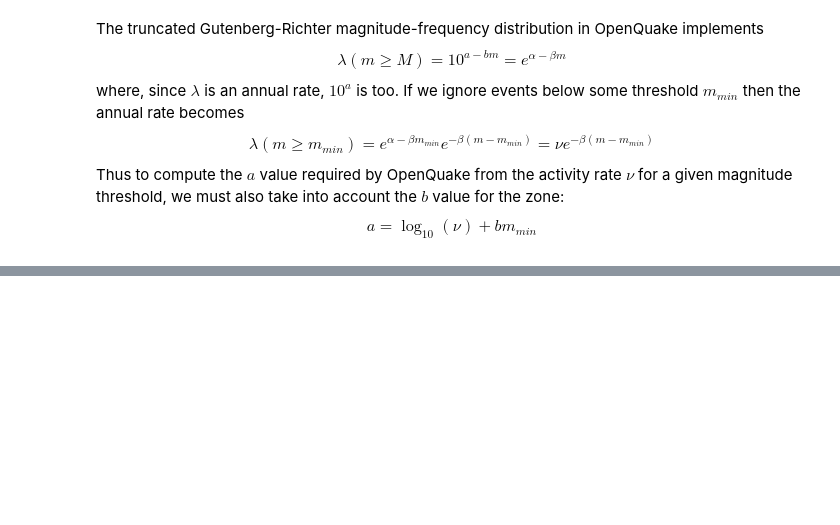
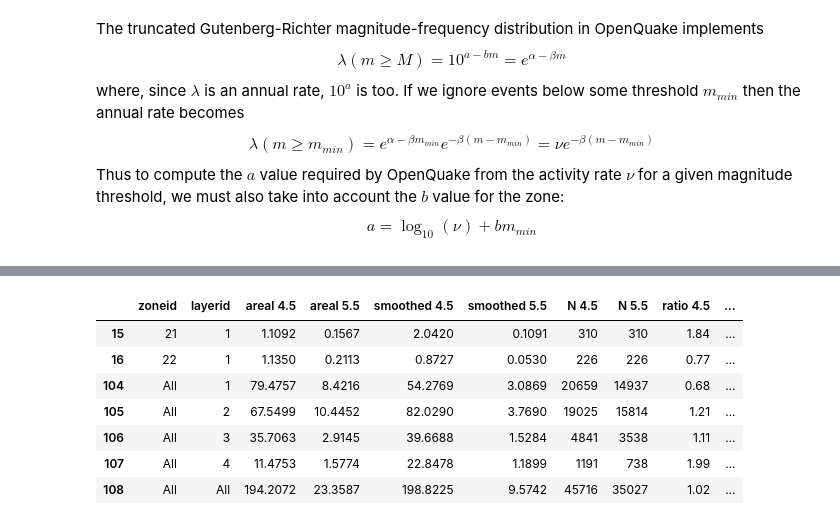
Before and after one commit to nackerley/indian-subcontinent-psha, a Jupyter notebook: Source Models/Source Models for Nath & Thingbaijam (2012).ipynb, the cells around one changed output, grey strips where cells are left out. Saved outputs shown, nothing was run; the diff lists cells and outputs as text; code cells hidden in the pictures; blank space fills up the shorter version.

```diff
--- a/Source Models/Source Models for Nath & Thingbaijam (2012).ipynb
+++ b/Source Models/Source Models for Nath & Thingbaijam (2012).ipynb
@@ -231,19 +302,19 @@ for i, area_series in areal_df.iterrows():
 
 # computing the a-value for each zone is now a cinch
 smoothed_df['a zone'] = smoothed_df['a'].copy()
-smoothed_df['a'] = smoothed_df['nu'] + smoothed_df['b']*smoothed_df['mmin model']
+smoothed_df['a'] = smoothed_df['lambda'] + smoothed_df['b']*smoothed_df['mmin model']
 
 # for each area in the areal model: count the number of points and
 # sum the activity rates in the smoothed model. from the latter estimate
 # an equivalent a-value
 for mag in min_mags:
     this_model = smoothed_df['mmin model'] == mag
-    sum_nu = np.array([smoothed_df.loc[(distance == 0) & this_model.values, 'nu'].sum()
+    sum_lambda = np.array([smoothed_df.loc[(distance == 0) & this_model.values, 'lambda'].sum()
           for distance in distances.T])
     areal_df['smoothed N ' +  str(mag)] = (distances[this_model.values, :] == 0).sum(axis=0)
-    areal_df['smoothed nu ' +  str(mag)] = sum_nu.round(4)
-    areal_df['smoothed a ' +  str(mag)] = (np.log10(sum_nu) + areal_df['b']*mag).round(2)
-    areal_df['areal nu ' +  str(mag)] = (10**(areal_df['a'] - areal_df['b']*mag)).round(4)
+    areal_df['smoothed lambda ' +  str(mag)] = sum_lambda.round(4)
+    areal_df['smoothed a ' +  str(mag)] = (np.log10(sum_lambda) + areal_df['b']*mag).round(2)
+    areal_df['areal lambda ' +  str(mag)] = (10**(areal_df['a'] - areal_df['b']*mag)).round(4)
 # %%
 display_drop = ['zmax', 'zmin', 'aspect ratio', 'msr',
                 'rake','dip','strike','stdb','stdmmax']
@@ -270,26 +367,36 @@ pd.concat((areal_df.head(), areal_df.tail())).drop(areal_display_drop, axis=1)
 # %%
-nu_df = areal_df[['zoneid', 'layerid', 'areal nu 4.5', 'areal nu 5.5',
-                  'smoothed nu 4.5', 'smoothed nu 5.5', 'smoothed N 4.5', 'smoothed N 5.5']]
-nu_df = nu_df.rename(columns={'areal nu 4.5': 'areal 4.5', 'smoothed nu 4.5': 'smoothed 4.5',
-                              'areal nu 5.5': 'areal 5.5', 'smoothed nu 5.5': 'smoothed 5.5',
-                              'smoothed N 4.5': 'N 4.5', 'smoothed N 5.5': 'N 5.5'})
+activity_df = areal_df[[
+        'zoneid', 'layerid', 'areal lambda 4.5', 'areal lambda 5.5',
+        'smoothed lambda 4.5', 'smoothed lambda 5.5', 'smoothed N 4.5', 'smoothed N 5.5']]
+activity_df = activity_df.rename(
+    columns={'areal lambda 4.5': 'areal 4.5', 'smoothed lambda 4.5': 'smoothed 4.5',
+             'areal lambda 5.5': 'areal 5.5', 'smoothed lambda 5.5': 'smoothed 5.5',
+             'smoothed N 4.5': 'N 4.5', 'smoothed N 5.5': 'N 5.5'})
 
 for layer_id in layer_ids:
-    series = pd.Series(nu_df[nu_df['layerid'] == layer_id].sum(axis=0))
+    series = pd.Series(activity_df[activity_df['layerid'] == layer_id].sum(axis=0))
     series['layerid'] = layer_id
     series['zoneid'] = 'All'
-    nu_df = nu_df.append(series, ignore_index=True)
+    activity_df = activity_df.append(series, ignore_index=True)
 
-series = pd.Series(nu_df[nu_df['zoneid'] == 'All'].sum(axis=0))
+series = pd.Series(activity_df[activity_df['zoneid'] == 'All'].sum(axis=0))
 series['layerid'] = 'All'
 series['zoneid'] = 'All'
-nu_df = nu_df.append(series, ignore_index=True)
-nu_df['ratio 4.5'] = (nu_df['smoothed 4.5']/nu_df['areal 4.5']).round(2)
-nu_df['ratio 5.5'] = (nu_df['smoothed 5.5']/nu_df['areal 5.5']).round(2)
-nu_df['lambda 5.5'] = (nu_df['smoothed 5.5']/nu_df['N 5.5']).round(4)
+activity_df = activity_df.append(series, ignore_index=True)
+activity_df['ratio 4.5'] = (activity_df['smoothed 4.5']/activity_df['areal 4.5']).round(2)
+activity_df['ratio 5.5'] = (activity_df['smoothed 5.5']/activity_df['areal 5.5']).round(2)
 
-picked_zones = [(nu_df['zoneid'] == zone).argmax() for zone in [21, 22]]
-display(pd.concat((nu_df.loc[picked_zones, :], nu_df[nu_df['zoneid'] == 'All'])))
-nu_df.to_csv('activity_rates_by_zone_areal_vs_smoothed.csv')
+picked_zones = [(activity_df['zoneid'] == zone).argmax() for zone in [21, 22]]
+display(pd.concat((activity_df.loc[picked_zones, :], activity_df[activity_df['zoneid'] == 'All'])))
+activity_df.to_csv('activity_rates_by_zone_areal_vs_smoothed.csv')
+# %% [output]
+|  | zoneid | layerid | areal 4.5 | areal 5.5 | smoothed 4.5 | smoothed 5.5 | N 4.5 | N 5.5 | ratio 4.5 | ... |
+| 15 | 21 | 1 | 1.1092 | 0.1567 | 2.0420 | 0.1091 | 310 | 310 | 1.84 | ... |
+| 16 | 22 | 1 | 1.1350 | 0.2113 | 0.8727 | 0.0530 | 226 | 226 | 0.77 | ... |
+| 104 | All | 1 | 79.4757 | 8.4216 | 54.2769 | 3.0869 | 20659 | 14937 | 0.68 | ... |
+| 105 | All | 2 | 67.5499 | 10.4452 | 82.0290 | 3.7690 | 19025 | 15814 | 1.21 | ... |
+| 106 | All | 3 | 35.7063 | 2.9145 | 39.6688 | 1.5284 | 4841 | 3538 | 1.11 | ... |
+| 107 | All | 4 | 11.4753 | 1.5774 | 22.8478 | 1.1899 | 1191 | 738 | 1.99 | ... |
+| 108 | All | All | 194.2072 | 23.3587 | 198.8225 | 9.5742 | 45716 | 35027 | 1.02 | ... |
 # %%
 # try computing layers directly
```
Also changed, not shown: parts of 30 cells of this notebook, 30 other files.
